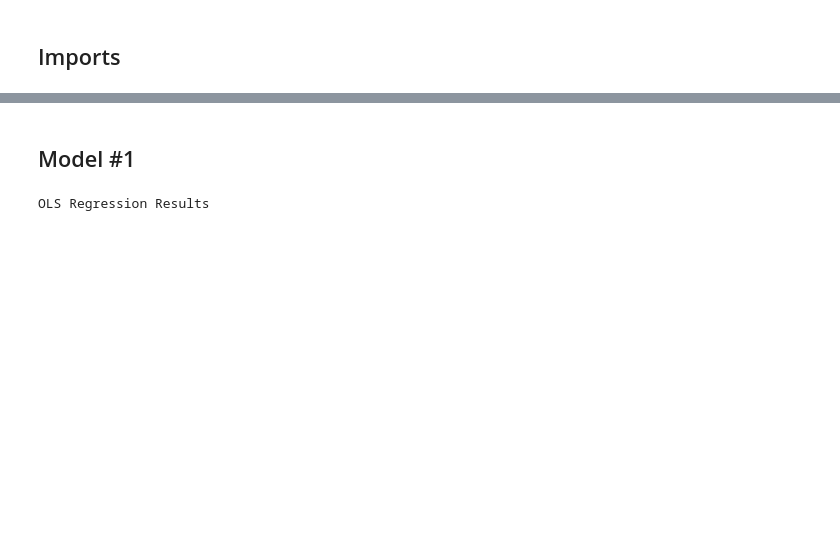
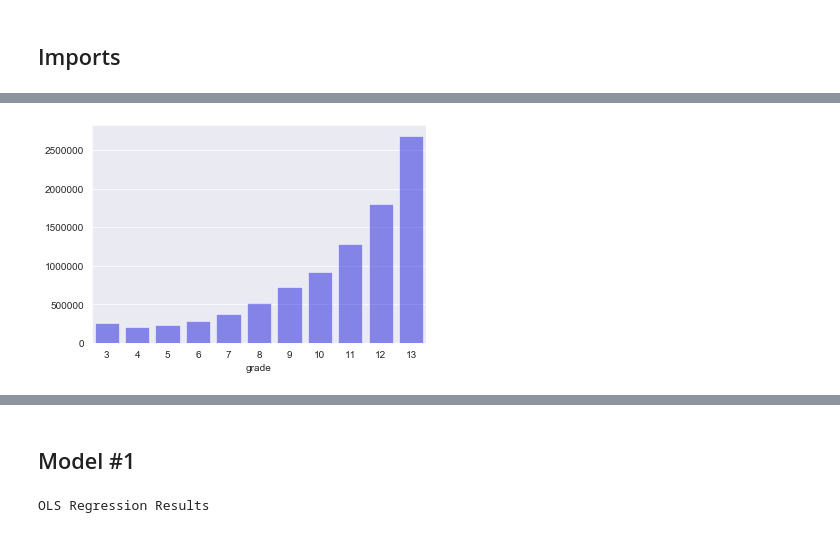
Before and after one commit to griffinhundley/predicting-housing-prices, a Jupyter notebook: griffscratch.ipynb, the cells around one changed output, grey strips where cells are left out. Cells and saved outputs as stored; diff of their text form; code cells hidden in the pictures; blank space fills up the shorter version.

```diff
--- a/griffscratch.ipynb
+++ b/griffscratch.ipynb
@@ -28,0 +65,7 @@ y_test = df[3]
+# %%
+df = pd.concat([X_train, y_train], axis = 1)
+g_grouped = df.groupby(df['grade'])['price'].median()
+g_grouped
+sns.barplot(x = g_grouped.index, y = g_grouped.values, color = 'b', alpha = .5);
+# %% [output]
+[figure, added]
```
Also changed, not shown: parts of 21 cells of this notebook, 1 other file.
